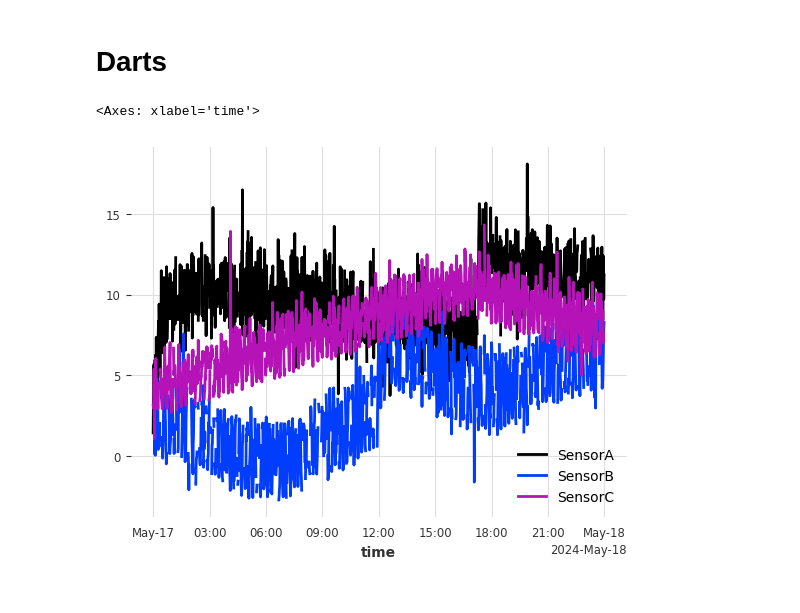
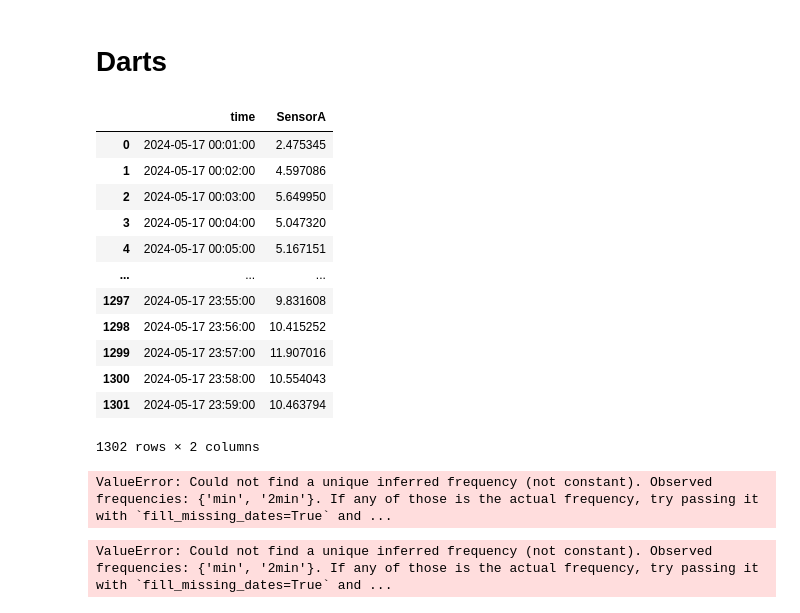
Before and after one commit to bibi643/Time_series_Project1, a Jupyter notebook: sensor_data.ipynb, the cells around one changed output. Saved outputs shown, nothing was run; the diff lists cells and outputs as text; code cells hidden in the pictures.

```diff
--- a/sensor_data.ipynb
+++ b/sensor_data.ipynb
@@ -82,0 +123,3 @@ sensorA
+# %%
+sensorA=sensorA.set_index('time')
+sensorA
@@ -94,0 +174,3 @@ memory usage: 22.6+ KB
+# %%
+sensorA=sensorA.dropna(subset=['SensorA'])
+sensorA.info()
@@ -94,0 +186,2 @@ memory usage: 22.6+ KB
+# %%
+sensorA_nonan= sensorA.rolling(2,center=True).mean()
@@ -94,0 +203,3 @@ memory usage: 22.6+ KB
+# %%
+sensor=sensorA_nonan.dropna()
+sensor.info()
@@ -113,10 +234,26 @@ sensorA
 # %% [markdown]
 # Darts
-# %%
-all_series= TimeSeries.from_csv('sensor_data.csv',time_col='time')
-all_series.plot()
-# %% [output]
-<Axes: xlabel='time'>
-[figure, removed]
+# %%
+sensor=sensor.reset_index()
+sensor
+# %% [output]
+|  | time | SensorA |
+| 0 | 2024-05-17 00:01:00 | 2.475345 |
+| 1 | 2024-05-17 00:02:00 | 4.597086 |
+| 2 | 2024-05-17 00:03:00 | 5.649950 |
+| 3 | 2024-05-17 00:04:00 | 5.047320 |
+| 4 | 2024-05-17 00:05:00 | 5.167151 |
+| ... | ... | ... |
+| 1297 | 2024-05-17 23:55:00 | 9.831608 |
+| 1298 | 2024-05-17 23:56:00 | 10.415252 |
+| 1299 | 2024-05-17 23:57:00 | 11.907016 |
+| 1300 | 2024-05-17 23:58:00 | 10.554043 |
+| 1301 | 2024-05-17 23:59:00 | 10.463794 |
+1302 rows × 2 columns
+# %%
+series=TimeSeries.from_dataframe(sensor,time_col='time',fill_missing_dates=True)
+# %% [output]
+ValueError: Could not find a unique inferred frequency (not constant). Observed frequencies: {'min', '2min'}. If any of those is the actual frequency, try passing it with `fill_missing_dates=True` and ...
+ValueError: Could not find a unique inferred frequency (not constant). Observed frequencies: {'min', '2min'}. If any of those is the actual frequency, try passing it with `fill_missing_dates=True` and ...
 # %%
 training, validation= series.split_after(0.85)
```
Also changed, not shown: parts of 17 cells of this notebook.
